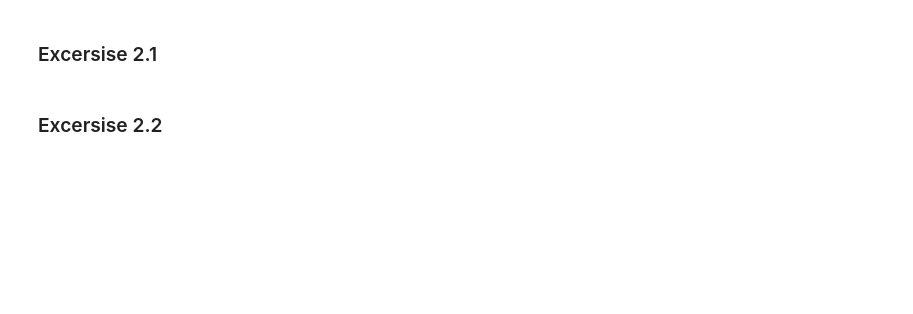
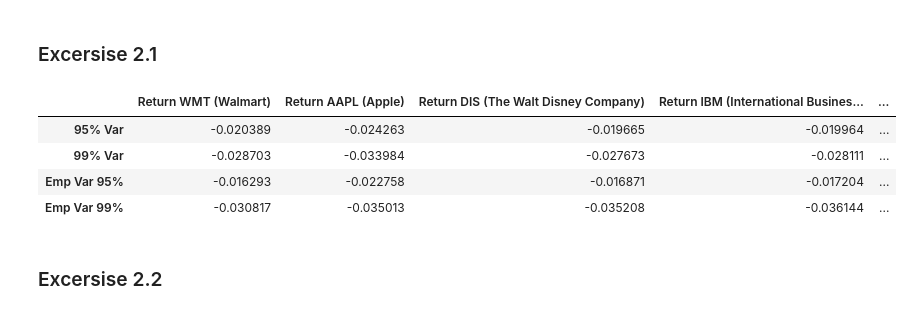
Before and after one commit to Luedman/Theory_of_Finance_Assignments, a Jupyter notebook: Assignment_2/Assignment2.ipynb, the cells around one changed output. Saved outputs shown, nothing was run; the diff lists cells and outputs as text; code cells hidden in the pictures; blank space fills up the shorter version.

```diff
--- a/Assignment_2/Assignment2.ipynb
+++ b/Assignment_2/Assignment2.ipynb
@@ -138,5 +155,13 @@ plt.show()
 # %% [markdown]
 ### Excersise 2
+# %%
+def emp_var(data, alpha, asset):
+
+    index = int(np.around((len(data[asset]) / 100 * alpha)))
+
+    returns_sorted = data.sort_values(asset)[asset]
+
+    return returns_sorted[index]
 # %%
 stock_data2 = pd.read_excel('PS2-2.xlsx')
 stock_data2 = stock_data2.set_index('Date')
@@ -166,18 +199,24 @@ stock_data2.head()
 def varalpha(data, alpha):
     return - (np.mean(data) - norm.ppf(alpha) * np.std(data))
 # %%
-output2 = {cols[8]:   [varalpha(stock_data2[cols[8]], 0.05),  varalpha(stock_data2[cols[8]], 0.01),  emp_expshort(stock_data2[cols[8]], 0.05),  emp_expshort(stock_data2[cols[8]], 0.01)],
-           cols[9]:   [varalpha(stock_data2[cols[9]], 0.05),  varalpha(stock_data2[cols[9]], 0.01),  emp_expshort(stock_data2[cols[9]], 0.05),  emp_expshort(stock_data2[cols[9]], 0.01)],
-           cols[10]:  [varalpha(stock_data2[cols[10]], 0.05), varalpha(stock_data2[cols[10]], 0.01), emp_expshort(stock_data2[cols[10]], 0.05), emp_expshort(stock_data2[cols[10]], 0.01)],
-           cols[11]:  [varalpha(stock_data2[cols[11]], 0.05), varalpha(stock_data2[cols[11]], 0.01), emp_expshort(stock_data2[cols[11]], 0.05), emp_expshort(stock_data2[cols[11]], 0.01)],
-           cols[12]:  [varalpha(stock_data2[cols[12]], 0.05), varalpha(stock_data2[cols[12]], 0.01), emp_expshort(stock_data2[cols[12]], 0.05), emp_expshort(stock_data2[cols[12]], 0.01)],
-           cols[13]:  [varalpha(stock_data2[cols[13]], 0.05), varalpha(stock_data2[cols[13]], 0.01), emp_expshort(stock_data2[cols[13]], 0.05), emp_expshort(stock_data2[cols[13]], 0.01)],
-           cols[14]:  [varalpha(stock_data2[cols[14]], 0.05), varalpha(stock_data2[cols[14]], 0.01), emp_expshort(stock_data2[cols[14]], 0.05), emp_expshort(stock_data2[cols[14]], 0.01)],
-           cols[15]:  [varalpha(stock_data2[cols[15]], 0.05), varalpha(stock_data2[cols[15]], 0.01), emp_expshort(stock_data2[cols[15]], 0.05), emp_expshort(stock_data2[cols[15]], 0.01)],
+output2 = {cols[8]:   [varalpha(stock_data2[cols[8]], 0.05),  varalpha(stock_data2[cols[8]], 0.01),  emp_var(stock_data2, 5, cols[8]),  emp_var(stock_data2, 1, cols[8])],
+           cols[9]:   [varalpha(stock_data2[cols[9]], 0.05),  varalpha(stock_data2[cols[9]], 0.01),  emp_var(stock_data2, 5, cols[9]),  emp_var(stock_data2, 1, cols[9])],
+           cols[10]:  [varalpha(stock_data2[cols[10]], 0.05), varalpha(stock_data2[cols[10]], 0.01), emp_var(stock_data2, 5, cols[10]),  emp_var(stock_data2, 1, cols[10])],
+           cols[11]:  [varalpha(stock_data2[cols[11]], 0.05), varalpha(stock_data2[cols[11]], 0.01), emp_var(stock_data2, 5, cols[11]),  emp_var(stock_data2, 1, cols[11])],
+           cols[12]:  [varalpha(stock_data2[cols[12]], 0.05), varalpha(stock_data2[cols[12]], 0.01), emp_var(stock_data2, 5, cols[12]),  emp_var(stock_data2, 1, cols[12])],
+           cols[13]:  [varalpha(stock_data2[cols[13]], 0.05), varalpha(stock_data2[cols[13]], 0.01), emp_var(stock_data2, 5, cols[13]),  emp_var(stock_data2, 1, cols[13])],
+           cols[14]:  [varalpha(stock_data2[cols[14]], 0.05), varalpha(stock_data2[cols[14]], 0.01), emp_var(stock_data2, 5, cols[14]),  emp_var(stock_data2, 1, cols[14])],
+           cols[15]:  [varalpha(stock_data2[cols[15]], 0.05), varalpha(stock_data2[cols[15]], 0.01), emp_var(stock_data2, 5, cols[15]),  emp_var(stock_data2, 1, cols[15])],
           }
 
 ouput_table2 = pd.DataFrame(data = output2, index = ['95% Var', '99% Var', 'Emp Var 95%', 'Emp Var 99%'])
 ouput_table2
+# %% [output]
+|  | Return WMT (Walmart) | Return AAPL (Apple) | Return DIS (The Walt Disney Company) | Return IBM (International Busines... | ... |
+| 95% Var | -0.020389 | -0.024263 | -0.019665 | -0.019964 | ... |
+| 99% Var | -0.028703 | -0.033984 | -0.027673 | -0.028111 | ... |
+| Emp Var 95% | -0.016293 | -0.022758 | -0.016871 | -0.017204 | ... |
+| Emp Var 99% | -0.030817 | -0.035013 | -0.035208 | -0.036144 | ... |
 # %% [markdown]
 ### Excersise 2.2
 # %%
```
Also changed, not shown: parts of 18 cells of this notebook.
